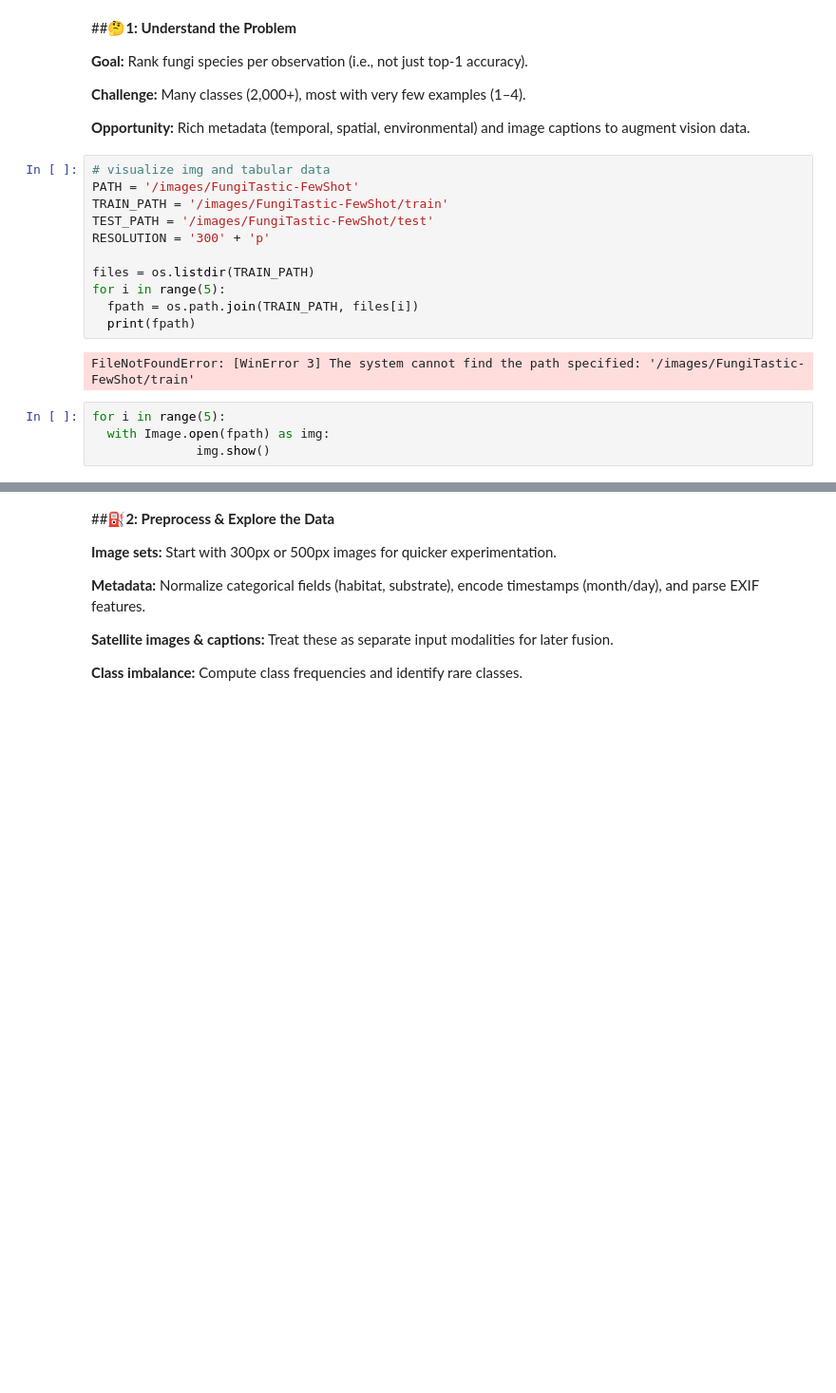
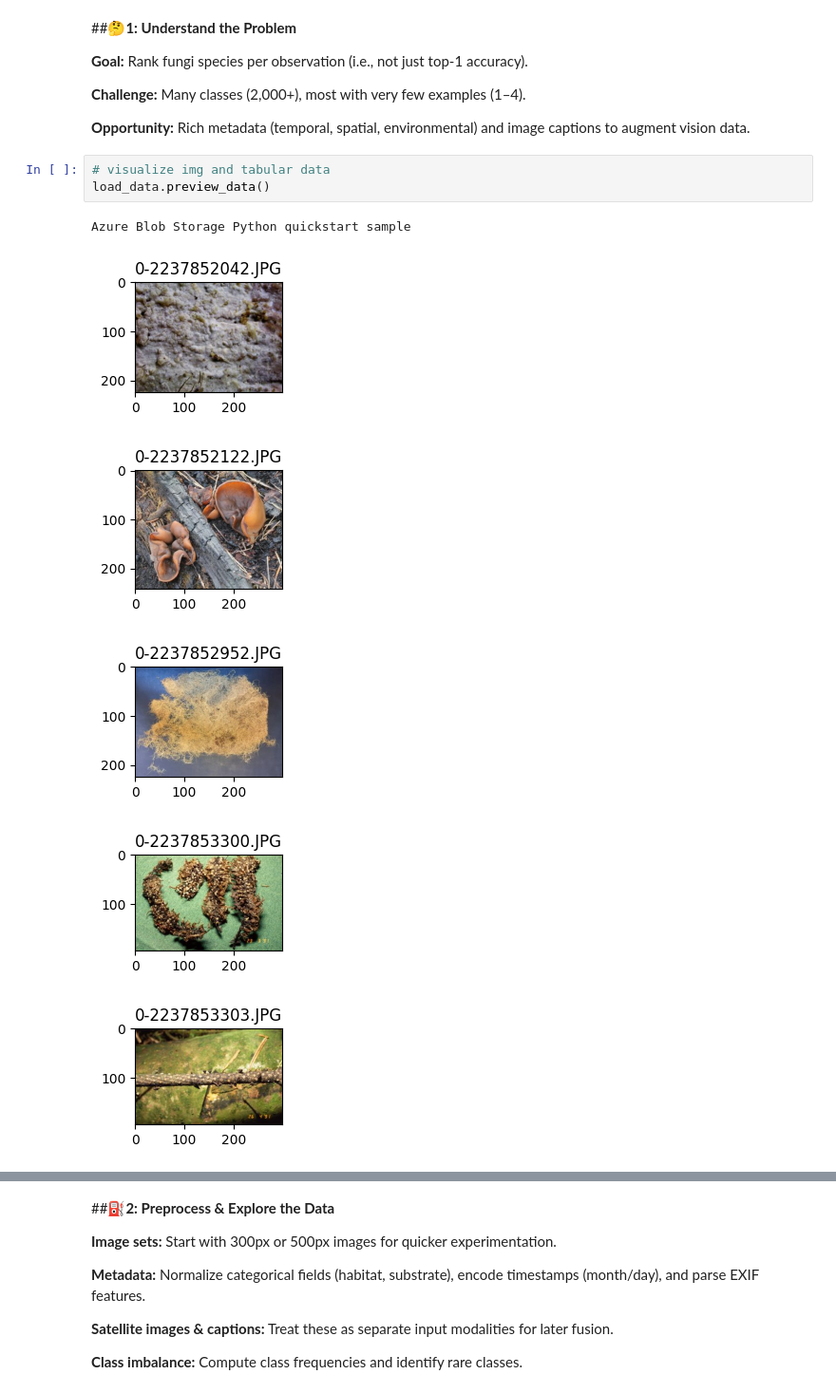
Before and after one commit to dhamil-bytes/FungiClef-25, a Jupyter notebook: fungiclef_dhamil_akamath.ipynb, the cells around one changed output, grey strips where cells are left out. Shown at 95% size. Drawn from its saved outputs; the diff is of its cells as text; blank space fills up the shorter version.

Commit message:
update to load_data and data preprocessing

```diff
--- a/fungiclef_dhamil_akamath.ipynb
+++ b/fungiclef_dhamil_akamath.ipynb
@@ -46,18 +49,11 @@ from PIL import Image
 **Opportunity:** Rich metadata (temporal, spatial, environmental) and image captions to augment vision data.
 # %%
 # visualize img and tabular data
-PATH = '/images/FungiTastic-FewShot'
-TRAIN_PATH = '/images/FungiTastic-FewShot/train'
-TEST_PATH = '/images/FungiTastic-FewShot/test'
-RESOLUTION = '300' + 'p'
-
-files = os.listdir(TRAIN_PATH)
-for i in range(5):
-  fpath = os.path.join(TRAIN_PATH, files[i])
-  print(fpath)
+load_data.preview_data()
 # %% [output]
-FileNotFoundError: [WinError 3] The system cannot find the path specified: '/images/FungiTastic-FewShot/train'
+Azure Blob Storage Python quickstart sample
+[figure, added]
+[figure, added]
+[figure, added]
+[figure, added]
+[figure, added]
-# %%
-for i in range(5):
-  with Image.open(fpath) as img:
-              img.show()
```
Also changed, not shown: parts of 3 cells of this notebook, 3 other files.
